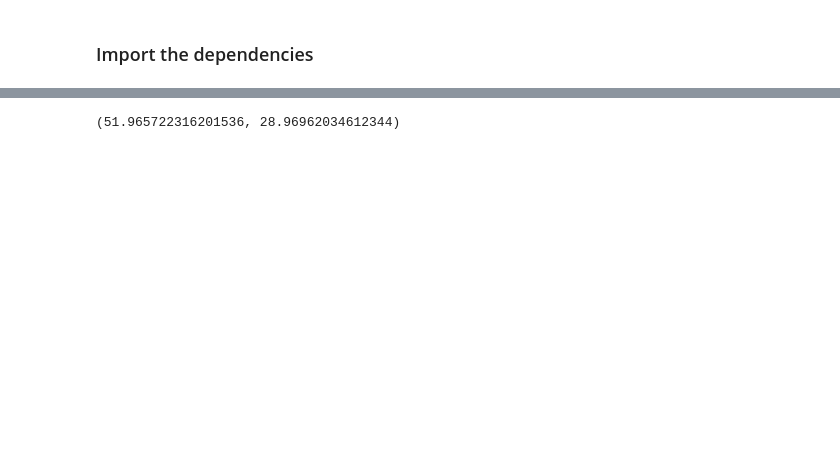
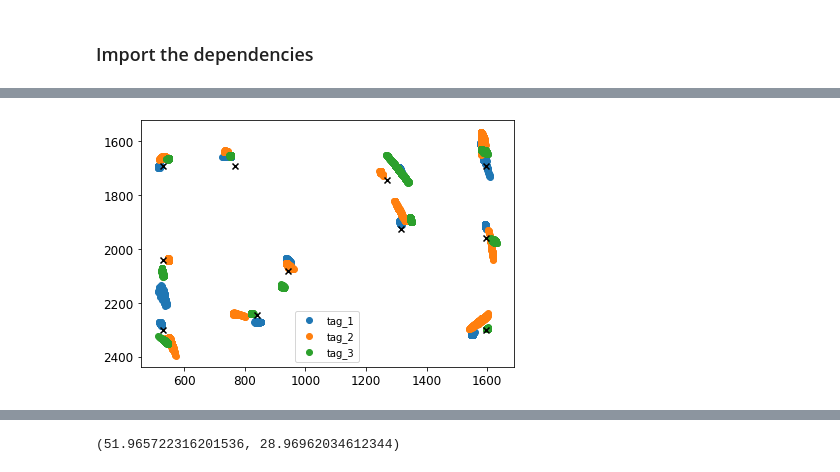
Before and after one commit to shariqak14/indoor_localization, a Jupyter notebook: indoor_localization.ipynb, the cells around one changed output, grey strips where cells are left out. Cells and saved outputs as stored; diff of their text form; code cells hidden in the pictures; blank space fills up the shorter version.

```diff
--- a/indoor_localization.ipynb
+++ b/indoor_localization.ipynb
@@ -98,0 +113,21 @@ data
+# %%
+ax = plt.gca()
+ax.invert_yaxis()
+ax.scatter(
+    data.query("tag == 1").x, data.query("tag == 1").y, label="tag_1", color="C0"
+)
+ax.scatter(
+    data.query("tag == 2").x, data.query("tag == 2").y, label="tag_2", color="C1"
+)
+ax.scatter(
+    data.query("tag == 3").x, data.query("tag == 3").y, label="tag_3", color="C2"
+)
+
+ax.scatter(x_pos, y_pos, marker="x", color="black")
+
+plt.legend(loc="best")
+plt.tight_layout()
+# plt.savefig("1.png", transparent=True)
+plt.show()
+# %% [output]
+[figure, added]
```
Also changed, not shown: parts of 116 cells of this notebook, 32 other files.
